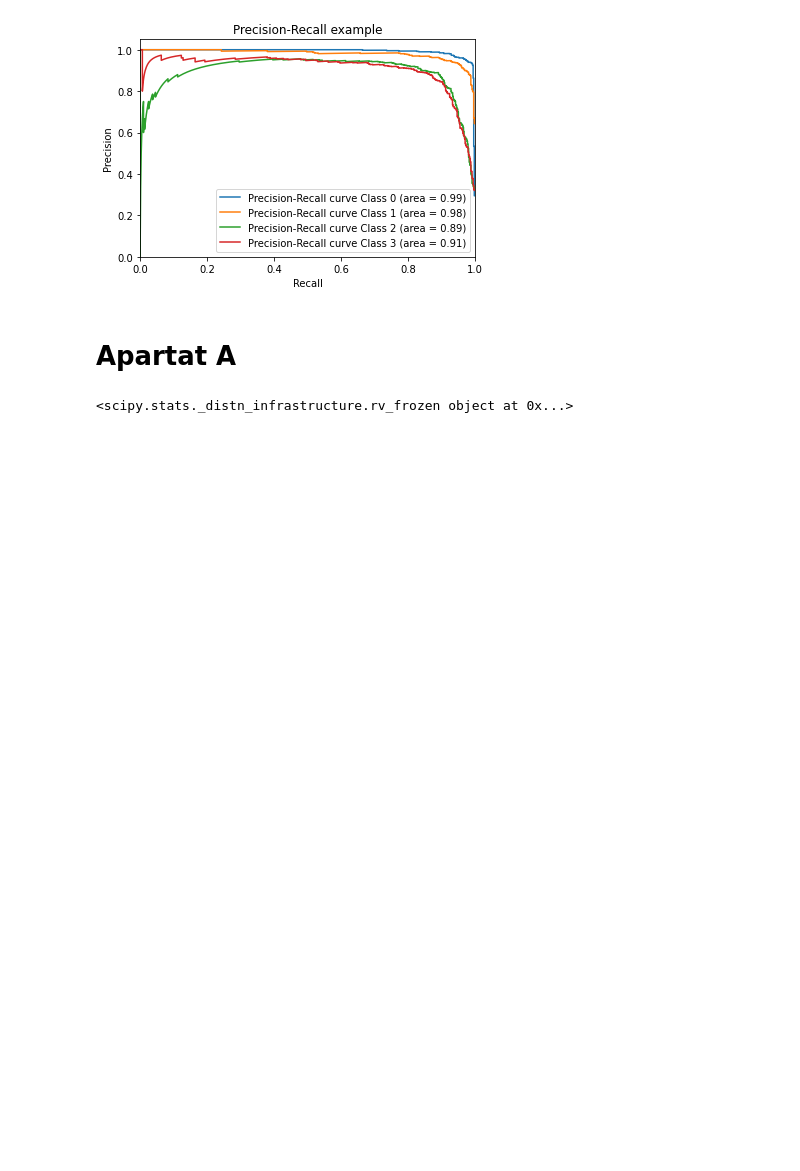
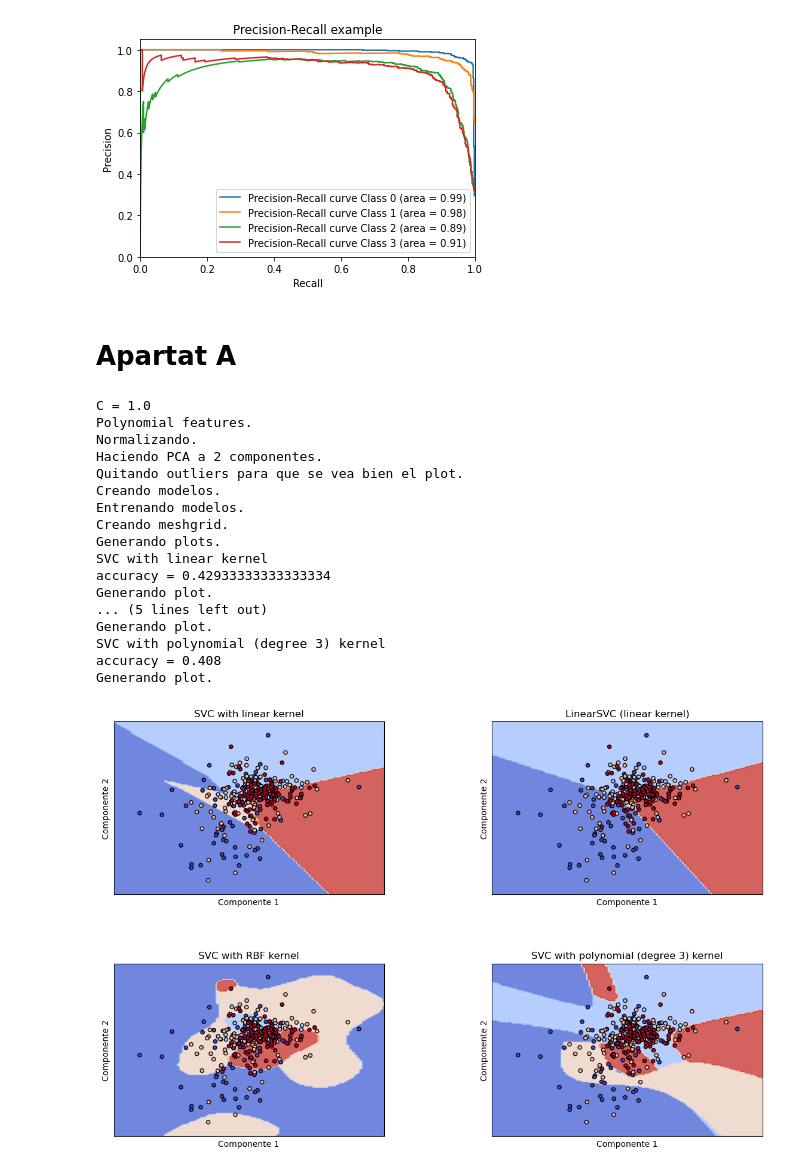
Before and after one commit to 1603295/Practica2_ApC, a Jupyter notebook: Practica2-Classificacio2022GEI/Practica2_apc.ipynb, the cells around one changed output. Drawn from its saved outputs; the diff is of its cells as text; code cells hidden in the pictures; blank space fills up the shorter version.

```diff
--- a/Practica2-Classificacio2022GEI/Practica2_apc.ipynb
+++ b/Practica2-Classificacio2022GEI/Practica2_apc.ipynb
@@ -1098,7 +1407,3 @@ Random Forest(trees = 130): Accuracy = 0.937; f1_score = 0.937; Precision = 0.93
 [figure]
 # %% [markdown]
 # Apartat A
-# %%
-print(loguniform(1, 10))
-# %% [output]
-<scipy.stats._distn_infrastructure.rv_frozen object at 0x...>
@@ -1104,0 +1549,21 @@ print(loguniform(1, 10))
+# %%
+show_C_effect(C=1.0)
+# %% [output]
+C = 1.0
+Polynomial features.
+Normalizando.
+Haciendo PCA a 2 componentes.
+Quitando outliers para que se vea bien el plot.
+Creando modelos.
+Entrenando modelos.
+Creando meshgrid.
+Generando plots.
+SVC with linear kernel
+accuracy = 0.42933333333333334
+Generando plot.
+... (5 lines left out)
+Generando plot.
+SVC with polynomial (degree 3) kernel
+accuracy = 0.408
+Generando plot.
+[figure, added]
```
Also changed, not shown: parts of 7 cells of this notebook.
